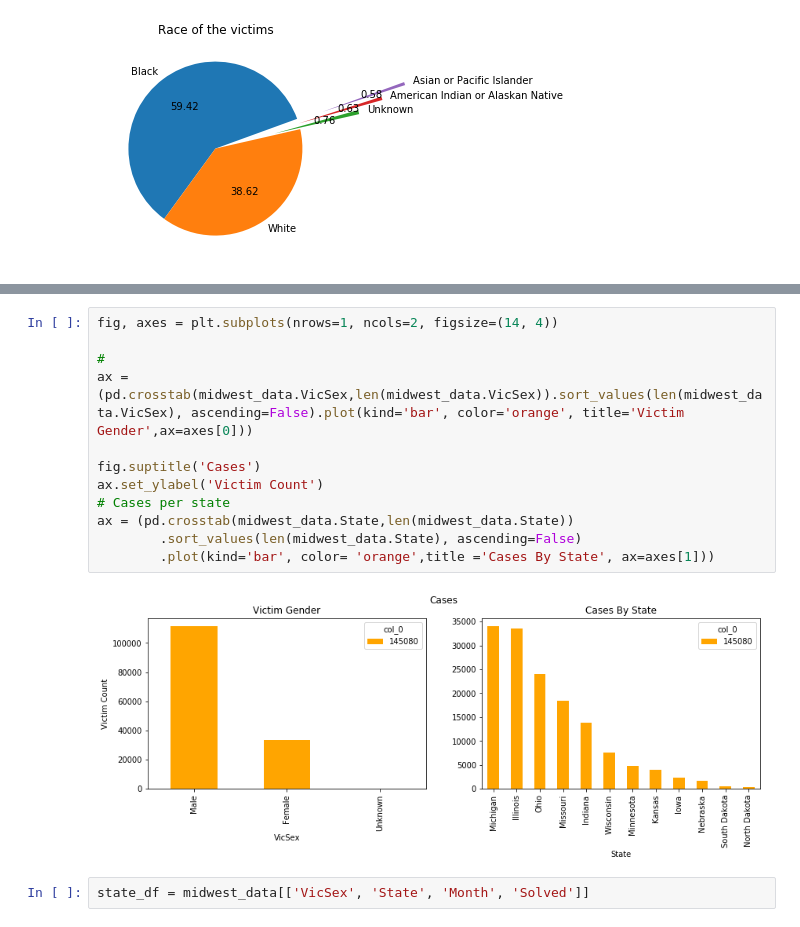
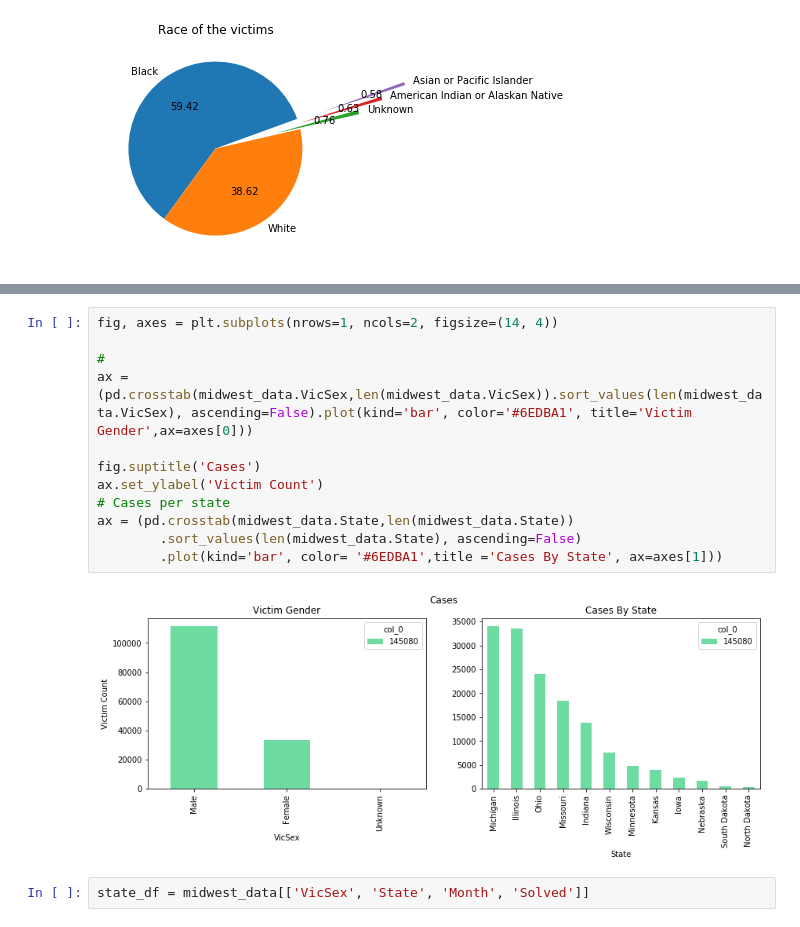
Before and after one commit to bendgame/Project-one, a Jupyter notebook: Midwest_crime_bimi.ipynb, the cells around one changed output, grey strips where cells are left out. Drawn from its saved outputs; the diff is of its cells as text.

```diff
--- a/Midwest_crime_bimi.ipynb
+++ b/Midwest_crime_bimi.ipynb
@@ -123,17 +124,17 @@ ax = (pd.crosstab(midwest_data.Month,len(midwest_data.Month))
 # %%
 fig, axes = plt.subplots(nrows=1, ncols=2, figsize=(14, 4))
 
 #
-ax = (pd.crosstab(midwest_data.VicSex,len(midwest_data.VicSex)).sort_values(len(midwest_data.VicSex), ascending=False).plot(kind='bar', color='orange', title='Victim Gender',ax=axes[0]))
+ax = (pd.crosstab(midwest_data.VicSex,len(midwest_data.VicSex)).sort_values(len(midwest_data.VicSex), ascending=False).plot(kind='bar', color='#6EDBA1', title='Victim Gender',ax=axes[0]))
 
 fig.suptitle('Cases')
 ax.set_ylabel('Victim Count')
 # Cases per state
 ax = (pd.crosstab(midwest_data.State,len(midwest_data.State))
         .sort_values(len(midwest_data.State), ascending=False)
-        .plot(kind='bar', color= 'orange',title ='Cases By State', ax=axes[1]))
+        .plot(kind='bar', color= '#6EDBA1',title ='Cases By State', ax=axes[1]))
 # %% [output]
-[figure, old version]
+[figure, new version]
 # %%
 state_df = midwest_data[['VicSex', 'State', 'Month', 'Solved']]
 # %%
```
Also changed, not shown: parts of 12 cells of this notebook.
